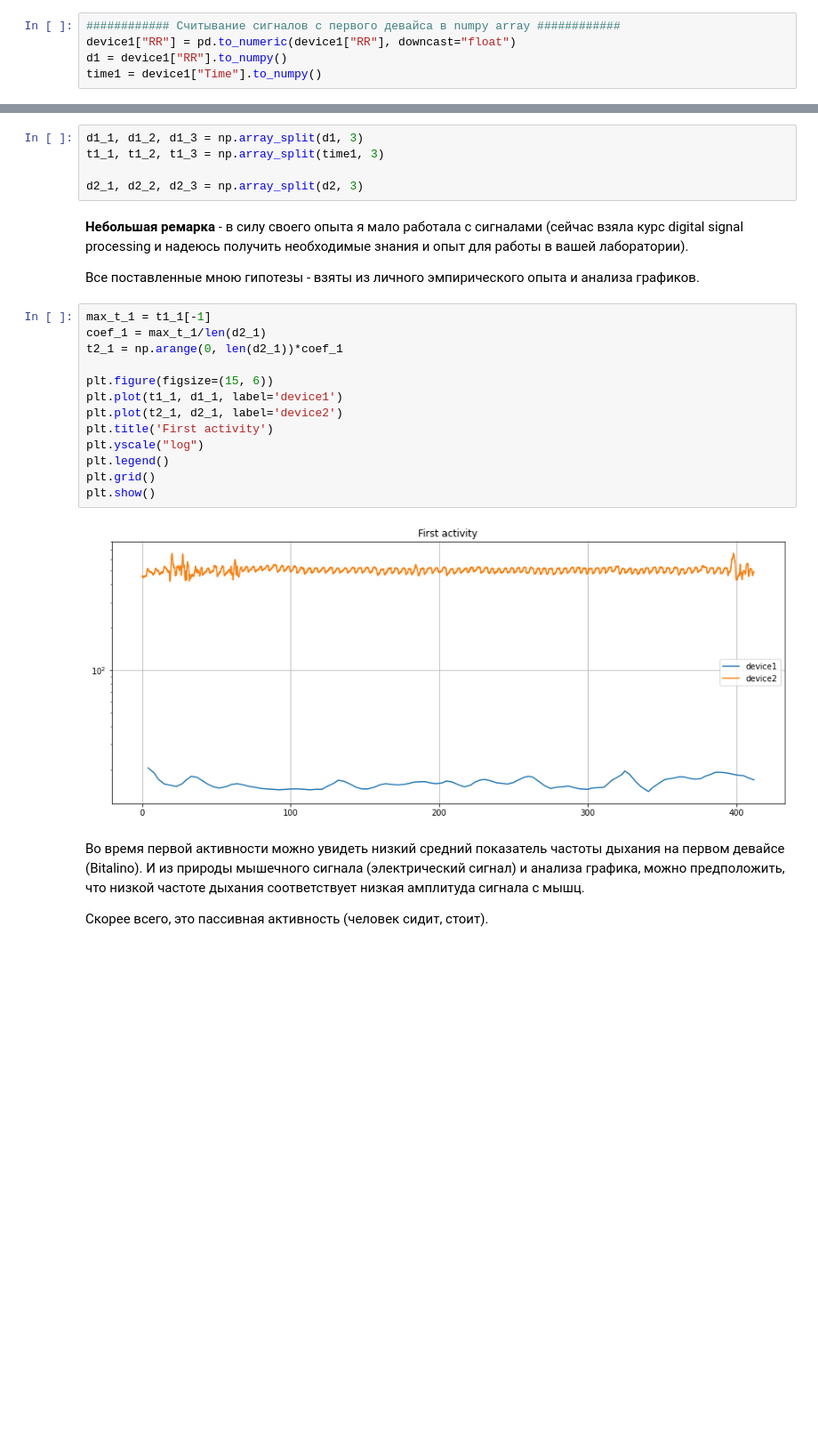
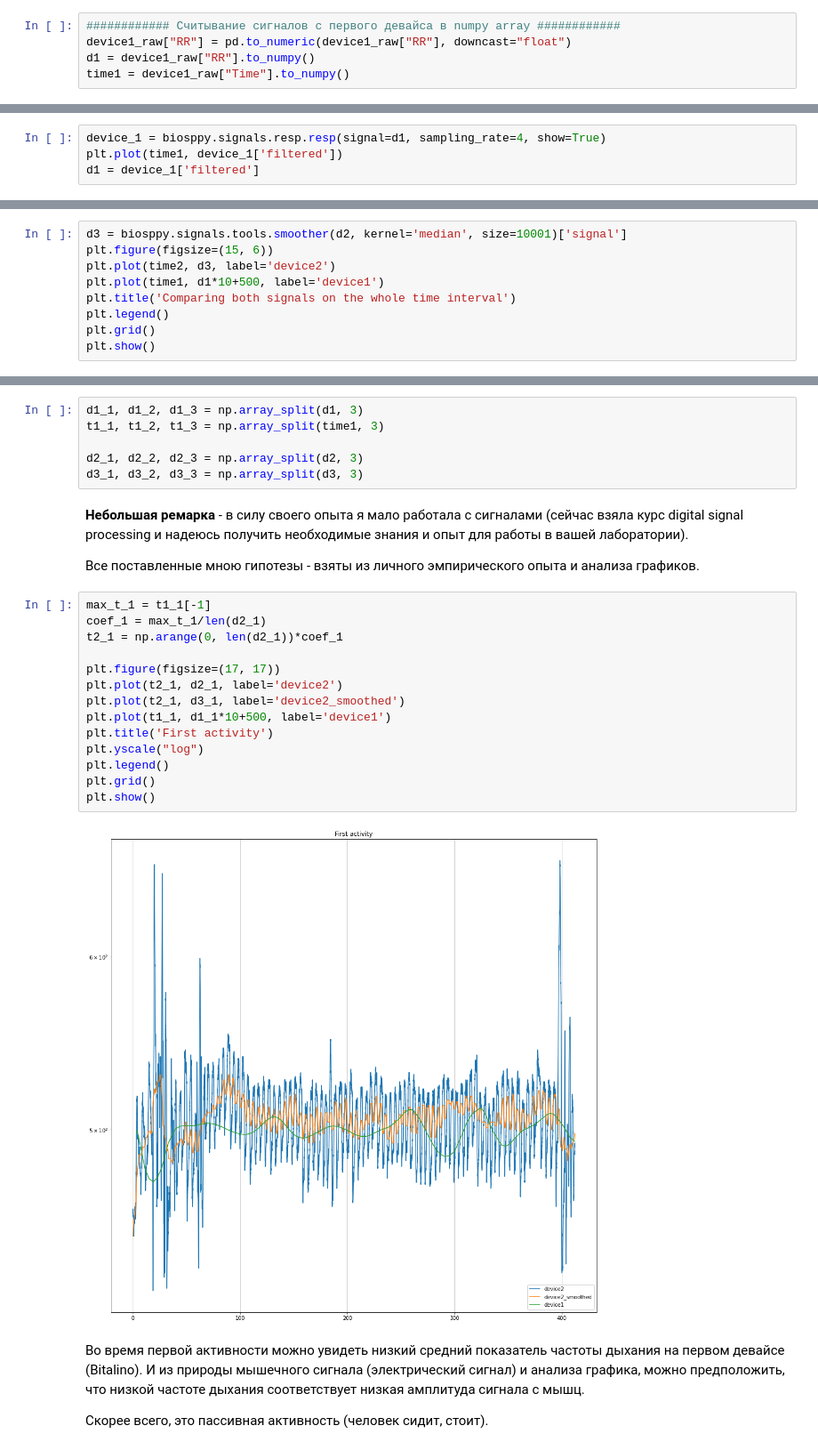
Before and after one commit to screemix/neuro_lab_test_task, a Jupyter notebook: Task2.ipynb, the cells around one changed output, grey strips where cells are left out. Shown at 89% size. Cells and saved outputs as stored; diff of their text form; blank space fills up the shorter version.

```diff
--- a/Task2.ipynb
+++ b/Task2.ipynb
@@ -33,7 +60,7 @@ device1['Time'] = device1['Time'].apply(lambda x: int(x[2:4])*60+int(x[5:7]))
 # %%
 ############ Считывание сигналов с первого девайса в numpy array ############
-device1["RR"] = pd.to_numeric(device1["RR"], downcast="float")
-d1 = device1["RR"].to_numpy()
-time1 = device1["Time"].to_numpy()
+device1_raw["RR"] = pd.to_numeric(device1_raw["RR"], downcast="float")
+d1 = device1_raw["RR"].to_numpy()
+time1 = device1_raw["Time"].to_numpy()
 # %%
 ############ Построение графика сигнала во врмемени ############
@@ -41,3 +68,7 @@ device1.plot(x='Time', y='RR', figsize=(13,3), title='Device_1 signal', label="R
 # %% [output]
 <matplotlib.axes._subplots.AxesSubplot at 0x...>
 [figure]
+# %%
+device_1 = biosppy.signals.resp.resp(signal=d1, sampling_rate=4, show=True)
+plt.plot(time1, device_1['filtered'])
+d1 = device_1['filtered']
@@ -69,0 +117,9 @@ plt.show()
+# %%
+d3 = biosppy.signals.tools.smoother(d2, kernel='median', size=10001)['signal']
+plt.figure(figsize=(15, 6))
+plt.plot(time2, d3, label='device2')
+plt.plot(time1, d1*10+500, label='device1')
+plt.title('Comparing both signals on the whole time interval')
+plt.legend()
+plt.grid()
+plt.show()
@@ -76,6 +134,7 @@ d1_1, d1_2, d1_3 = np.array_split(d1, 3)
 t1_1, t1_2, t1_3 = np.array_split(time1, 3)
 
 d2_1, d2_2, d2_3 = np.array_split(d2, 3)
+d3_1, d3_2, d3_3 = np.array_split(d3, 3)
 # %% [markdown]
 **Небольшая ремарка** - в силу своего опыта я мало работала с сигналами (сейчас взяла курс digital signal processing и надеюсь получить необходимые знания и опыт для работы в вашей лаборатории).
 
@@ -83,18 +142,19 @@ d2_1, d2_2, d2_3 = np.array_split(d2, 3)
 # %%
 max_t_1 = t1_1[-1]
 coef_1 = max_t_1/len(d2_1)
 t2_1 = np.arange(0, len(d2_1))*coef_1
 
-plt.figure(figsize=(15, 6))
-plt.plot(t1_1, d1_1, label='device1')
+plt.figure(figsize=(17, 17))
 plt.plot(t2_1, d2_1, label='device2')
+plt.plot(t2_1, d3_1, label='device2_smoothed')
+plt.plot(t1_1, d1_1*10+500, label='device1')
 plt.title('First activity')
 plt.yscale("log")
 plt.legend()
 plt.grid()
 plt.show()
 # %% [output]
-[figure, old version]
+[figure, new version]
 # %% [markdown]
  Во время первой активности можно увидеть низкий средний показатель частоты дыхания на первом девайсе (Bitalino). И из природы мышечного сигнала (электрический сигнал) и анализа графика, можно предположить, что низкой частоте дыхания соответствует низкая амплитуда сигнала с мышц.
 
```
Also changed, not shown: parts of 21 cells of this notebook.
